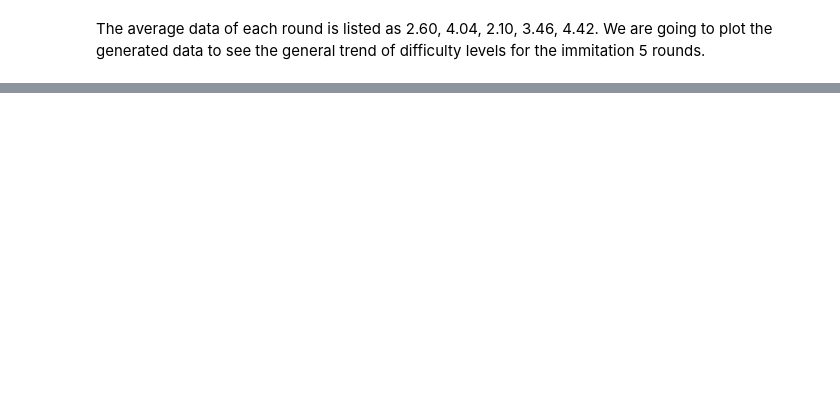
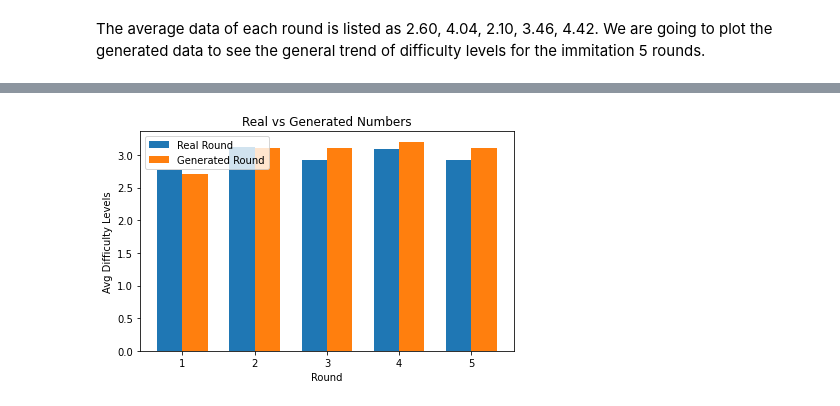
Before and after one commit to chenkecoco1/SG, a Jupyter notebook: GANs Implementation for Dummy Difficulty Levels.ipynb, the cells around one changed output, grey strips where cells are left out. Drawn from its saved outputs; the diff is of its cells as text; code cells hidden in the pictures; blank space fills up the shorter version.

```diff
--- a/GANs Implementation for Dummy Difficulty Levels.ipynb
+++ b/GANs Implementation for Dummy Difficulty Levels.ipynb
@@ -25,0 +22,5 @@ train = pd.DataFrame(train.values.reshape(80, 5), columns=['round_1', 'round_2',
+# %%
+# Set seed for reproducibility
+random.seed(42)
+sr = [random.uniform(0.3, 1) for _ in range(200)]
+round1 = [random.uniform(2.5, 3) for _ in range(200)]
@@ -287,0 +340,20 @@ plot = avgs2.plot(kind='bar',title="Average plot")
+# %%
+
+bar_width = 0.35
+x=np.array([1,2,3,4,5])
+# Plotting
+plt.bar(x - bar_width/2, avgs, bar_width, label='Real Round')
+plt.bar(x + bar_width/2, avgs2, bar_width, label='Generated Round')
+
+# Add labels, title, and legend
+plt.xlabel('Round')
+plt.ylabel('Avg Difficulty Levels')
+plt.title('Real vs Generated Numbers')
+plt.xticks(x, x)
+plt.legend()
+
+# Show plot
+plt.tight_layout()
+plt.show()
+# %% [output]
+[figure, added]
```
Also changed, not shown: parts of 28 cells of this notebook.
